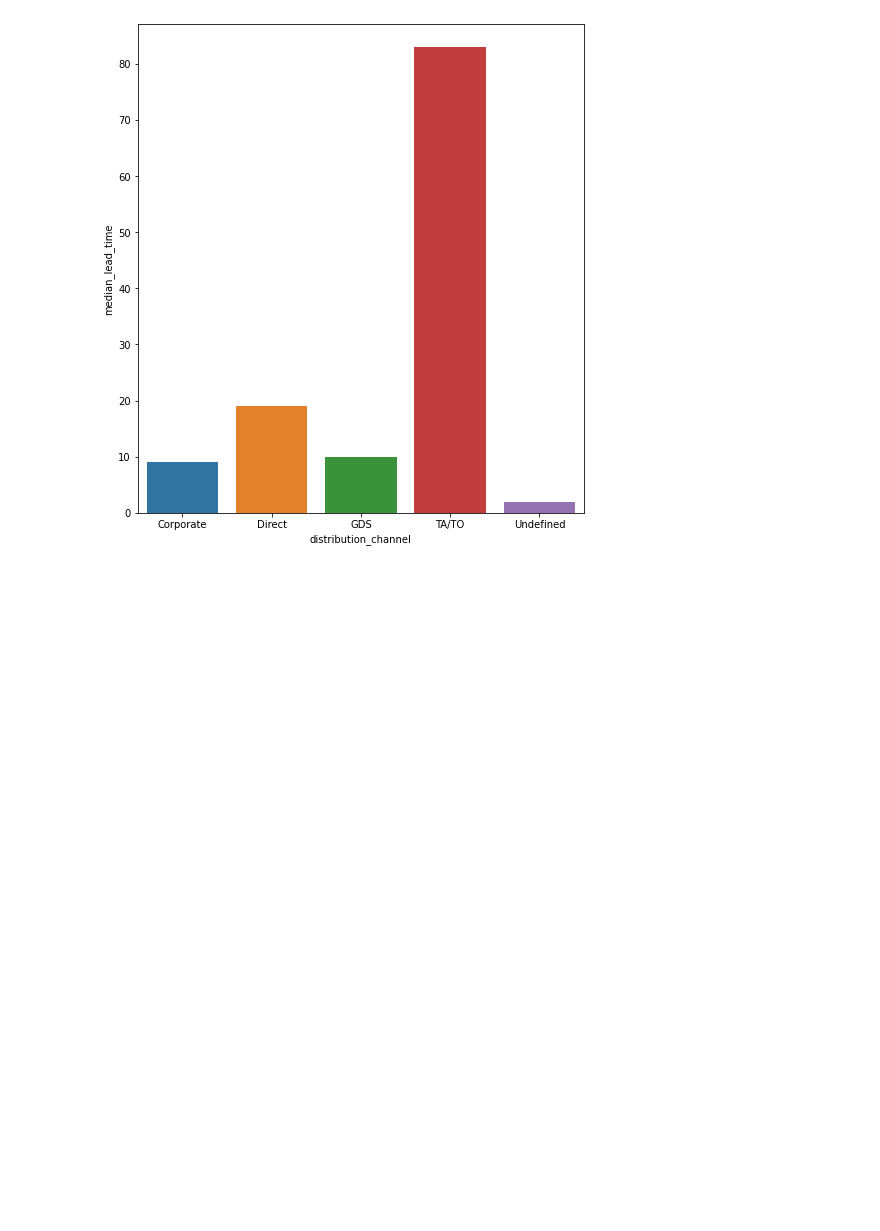
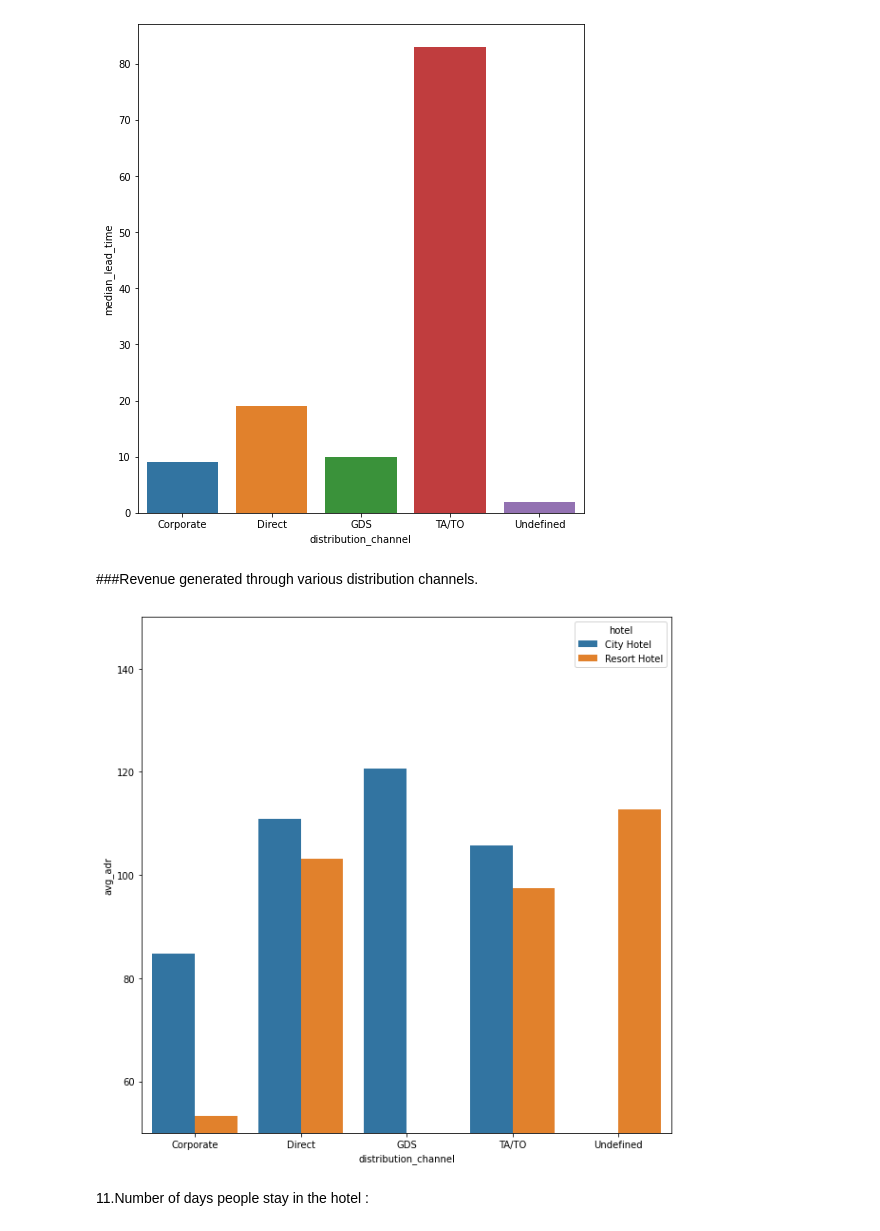
Before and after one commit to itsmesudhanshu/1-module-EDA-capstone, a Jupyter notebook: Hotel_Booking_Analysis_Capstone_Project.ipynb, the cells around one changed output. Cells and saved outputs as stored; diff of their text form; code cells hidden in the pictures; blank space fills up the shorter version.

```diff
--- a/Hotel_Booking_Analysis_Capstone_Project.ipynb
+++ b/Hotel_Booking_Analysis_Capstone_Project.ipynb
@@ -20,5 +20,5 @@ Drive already mounted at /content/drive; to attempt to forcibly remount, call dr
 # %%
-file_path = '/content/drive/MyDrive/Colab Notebooks/data science/module 1/capstone project/Hotel Bookings.csv'
+file_path = '/content/drive/MyDrive/Colab Notebooks/data science/module 1/capstone project/Copy of Hotel Bookings.csv'
 hotel_df = pd.read_csv(file_path)
 # %%
 hotel_df
@@ -539,3 +539,16 @@ sns.barplot(x = nhd1['distribution_channel'], y = nhd1['median_lead_time'])
 plt.show()
 # %% [output]
 [figure]
+# %% [markdown]
+###Revenue generated through various distribution channels.
+# %%
+distribution_channel = new_hotel_df.groupby(['distribution_channel', 'hotel'])
+dc1 = pd.DataFrame(round((distribution_channel['adr']).agg(np.mean),2)).reset_index().rename(columns = {'adr': 'avg_adr'})
+plt.figure(figsize = (10,10))
+sns.barplot(x = dc1['distribution_channel'], y = dc1['avg_adr'], hue = dc1['hotel'])
+plt.ylim(50,150)
+plt.show()
+# %% [output]
+[figure, added]
+# %% [markdown]
+11.Number of days people stay in the hotel :
```
Also changed, not shown: parts of 5 cells of this notebook.
